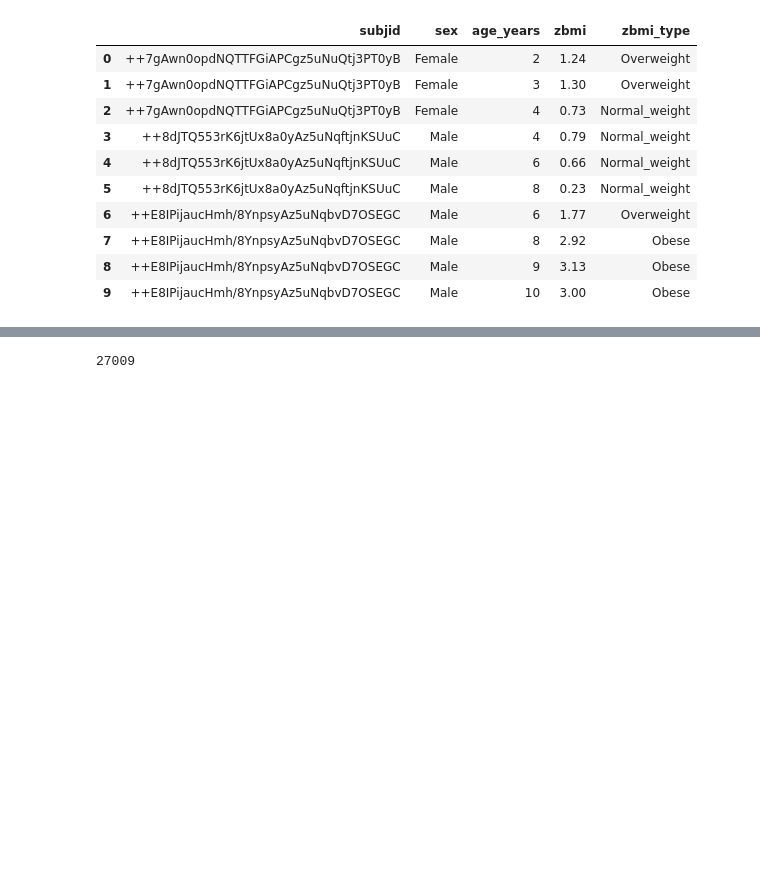
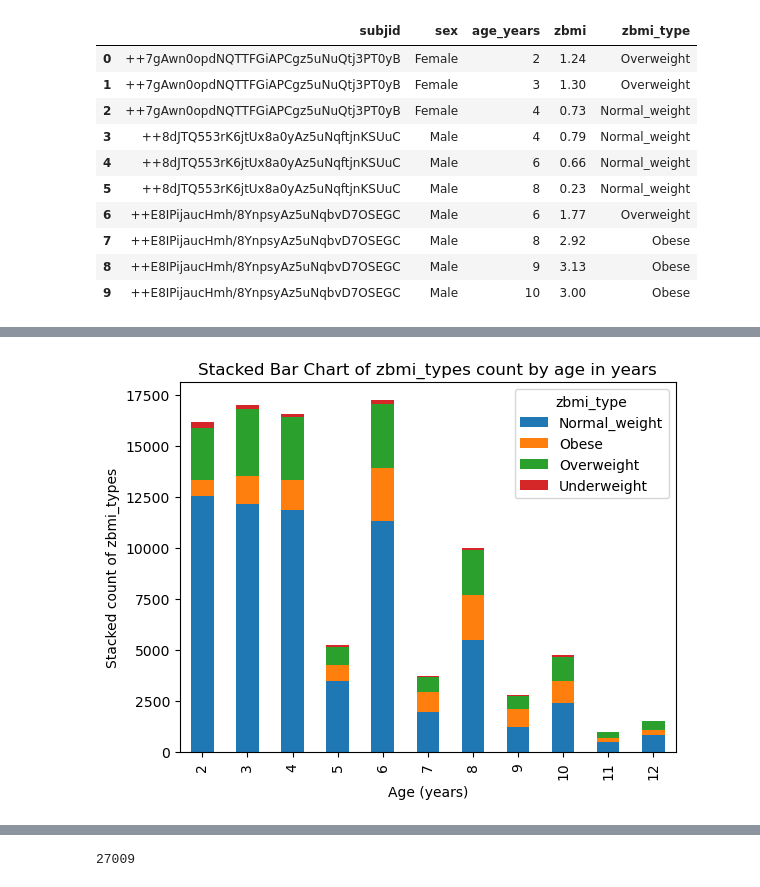
Before and after one commit to Marc-CC/Teen-Obesity-predictor-App, a Jupyter notebook: ML_models_tfm.ipynb, the cells around one changed output, grey strips where cells are left out. Saved outputs shown, nothing was run; the diff lists cells and outputs as text; code cells hidden in the pictures; blank space fills up the shorter version.

```diff
--- a/ML_models_tfm.ipynb
+++ b/ML_models_tfm.ipynb
@@ -202,3 +211,16 @@ data12.head(10)
+# %%
+# Bar chart of each zbmi_type by age
+stacked_counts = data12.groupby(['age_years', 'zbmi_type']).size().unstack(fill_value=0)
+stacked_counts.plot(kind='bar', stacked=True)
+
+plt.xlabel('Age (years)')
+plt.ylabel('Stacked count of zbmi_types')
+plt.title('Stacked Bar Chart of zbmi_types count by age in years')
+
+# Show the plot
+plt.show()
+# %% [output]
+[figure, added]
 # %%
 # Reshape data
 zbmi_pivoted = data12.pivot_table(index=["subjid", "sex"], columns="age_years", values="zbmi")
```
Also changed, not shown: parts of 6 cells of this notebook.
